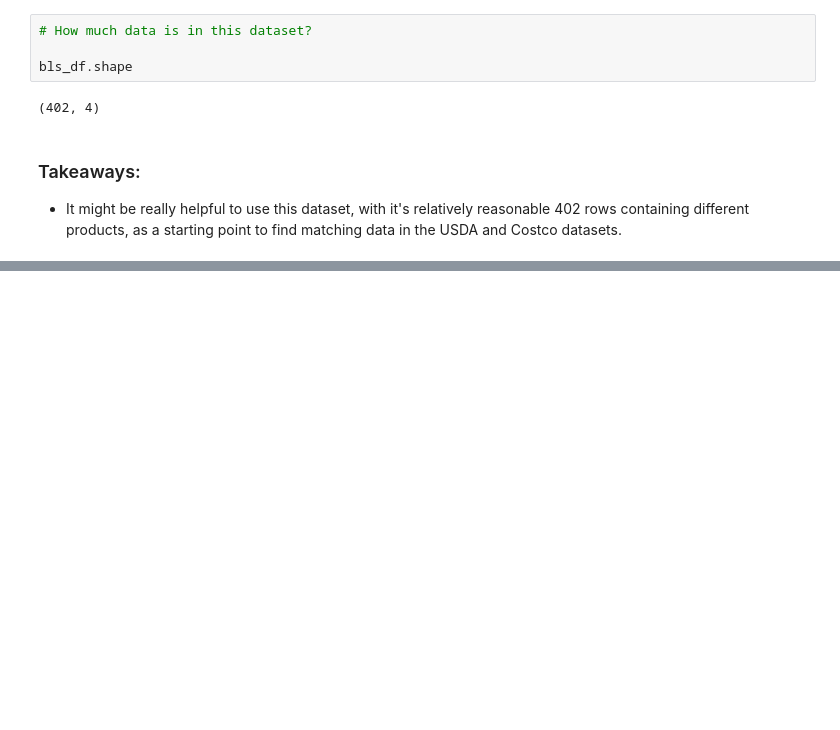
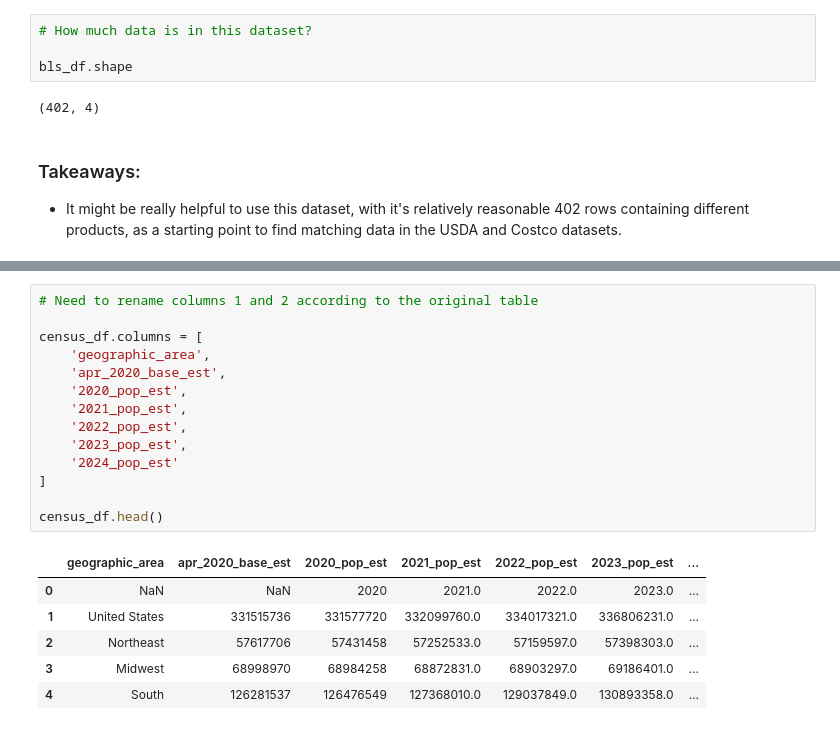
Before and after one commit to bradleytkay/Q1-2025-data-analysis-project-challenge, a Jupyter notebook: Q1-2025-step-2a-cleaning-pt-2.ipynb, the cells around one changed output, grey strips where cells are left out. Drawn from its saved outputs; the diff is of its cells as text; blank space fills up the shorter version.

```diff
--- a/Q1-2025-step-2a-cleaning-pt-2.ipynb
+++ b/Q1-2025-step-2a-cleaning-pt-2.ipynb
@@ -793,0 +849,21 @@ bls_df.shape
+# %%
+# Need to rename columns 1 and 2 according to the original table
+
+census_df.columns = [
+    'geographic_area',
+    'apr_2020_base_est',
+    '2020_pop_est',
+    '2021_pop_est',
+    '2022_pop_est',
+    '2023_pop_est',
+    '2024_pop_est'
+]
+
+census_df.head()
+# %% [output]
+|  | geographic_area | apr_2020_base_est | 2020_pop_est | 2021_pop_est | 2022_pop_est | 2023_pop_est | ... |
+| 0 | NaN | NaN | 2020 | 2021.0 | 2022.0 | 2023.0 | ... |
+| 1 | United States | 331515736 | 331577720 | 332099760.0 | 334017321.0 | 336806231.0 | ... |
+| 2 | Northeast | 57617706 | 57431458 | 57252533.0 | 57159597.0 | 57398303.0 | ... |
+| 3 | Midwest | 68998970 | 68984258 | 68872831.0 | 68903297.0 | 69186401.0 | ... |
+| 4 | South | 126281537 | 126476549 | 127368010.0 | 129037849.0 | 130893358.0 | ... |
```
Also changed, not shown: parts of 9 cells of this notebook.
